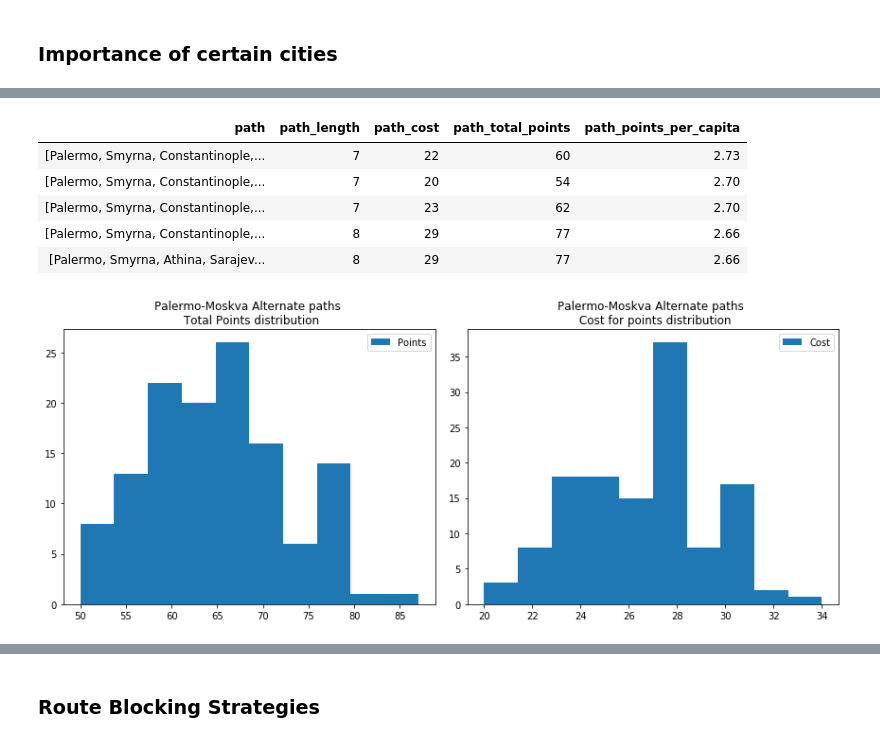
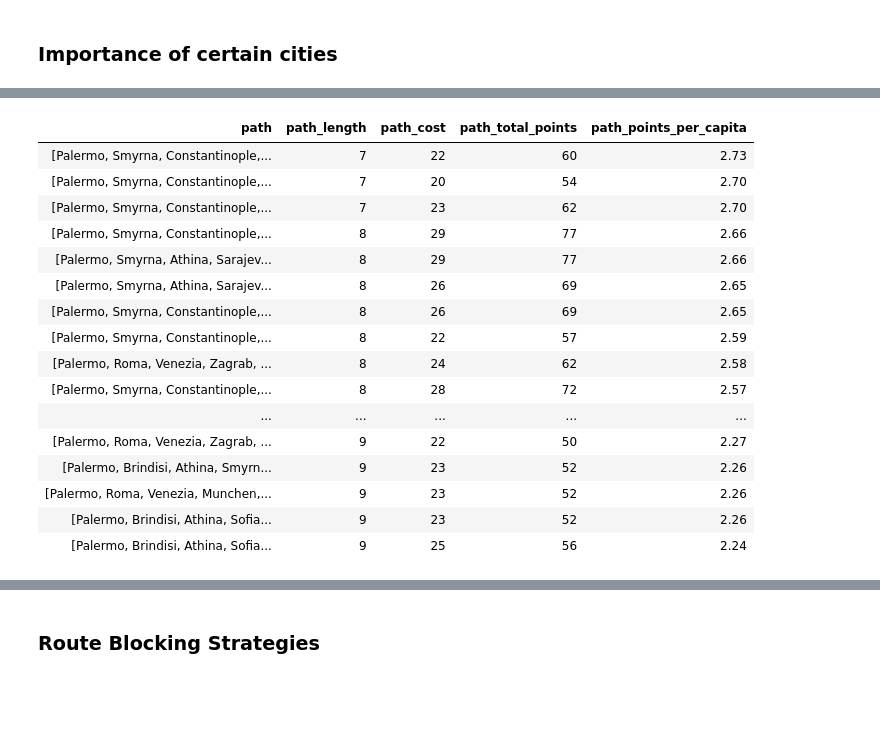
Before and after one commit to genielab/network_analysis_ticket_to_ride, a Jupyter notebook: pynb/ttr_analysis.ipynb, the cells around one changed output, grey strips where cells are left out. Drawn from its saved outputs; the diff is of its cells as text; code cells hidden in the pictures; blank space fills up the shorter version.

```diff
--- a/pynb/ttr_analysis.ipynb
+++ b/pynb/ttr_analysis.ipynb
@@ -225,4 +213,0 @@ degree_df = pd.DataFrame([[n,v] for n,v in sorted(Gm.degree, key=lambda x: x[1],
-# %%
-# Top-10 cities with high degree
-for index, row in degree_df.head(10).iterrows():
-    print('{} - {}'.format(row['city'],row['degree']))
@@ -240,4 +213,0 @@ Warszawa - 5
-# %%
-# Top-10 cities with low degree
-for index, row in degree_df.tail(10).sort_values(by='degree',ascending=True).iterrows():
-    print('{} - {}'.format(row['city'],row['degree']))
@@ -526,30 +624,0 @@ edge_importance_df.head()
-# %%
-# construct shortest paths of destinations
-temp=list()
-with open(destinations_path) as f:
-    for line in f:
-        source, destination, card_points = pattern.findall(line)
-        card_points=int(card_points)
-        p1=list()
-        points1=0
-        distance1=0
-        length1=0
-        for p in nx.all_shortest_paths(G,source,destination,weight='weight'):
-            _points=points_of_path(G,p)
-            if(_points>points1):
-                points1=_points
-                distance1=distance_of_path(G,p)
-                p1=p
-                length1=len(p)
-        total_points=card_points+points1
-        temp.append((source,destination,card_points,length1,distance1,total_points,'-'.join(p1)))
-
-sp_df = pd.DataFrame.from_records(temp, columns=['source','destination','card_points',
-                                                           'sp_length','sp_cost','sp_total_points','sp_path'])
-del temp
-
-#  calculate points-per-capita
-sp_df['sp_points_per_capita'] = sp_df.apply(lambda row: round(row['sp_total_points']/row['sp_cost'],2), axis=1)
-
-# connectivity
-sp_df['connectivity'] = sp_df.apply(lambda row: nx.edge_connectivity(G,row['source'],row['destination']), axis=1)
@@ -569,46 +625,55 @@ display(HTML(sp_df.sort_values(['sp_total_points'],ascending=False).head(5).to_h
 # %%
 # compare alternate paths between given cities
 temp = list()
 u = 'Palermo'
 v = 'Moskva'
 cutoff = nx.shortest_path_length(G, u, v) + 2
 paths = alternate_scoring_paths_with_cutoff(G, u, v, cutoff)
 for p in paths:
     length1 = len(p)
     cost1 = distance_of_path(G, p)
     points1 = int(sp_df[(sp_df['source']==u) & (sp_df['destination']==v)]['card_points'])
     points2 = points_of_path(G, p)
     total_points = points1 + points2
     per_capita=round(total_points/cost1,2)
     temp.append((p,length1,cost1,total_points,per_capita))
 
 temp_df = pd.DataFrame.from_records(temp,columns=['path','path_length','path_cost','path_total_points','path_points_per_capita'])
 del temp
 
 # temp_df.sort_values(['path_points_per_capita'],ascending=False).head(5)
-display(HTML(temp_df.sort_values(['path_points_per_capita'],ascending=False).head(5).to_html(index=False)))
+display(HTML(temp_df.sort_values(['path_points_per_capita'],ascending=False).to_html(index=False)))
 # %% [output]
 | path | path_length | path_cost | path_total_points | path_points_per_capita |
 | [Palermo, Smyrna, Constantinople,... | 7 | 22 | 60 | 2.73 |
 | [Palermo, Smyrna, Constantinople,... | 7 | 20 | 54 | 2.70 |
 | [Palermo, Smyrna, Constantinople,... | 7 | 23 | 62 | 2.70 |
 | [Palermo, Smyrna, Constantinople,... | 8 | 29 | 77 | 2.66 |
 | [Palermo, Smyrna, Athina, Sarajev... | 8 | 29 | 77 | 2.66 |
+| [Palermo, Smyrna, Athina, Sarajev... | 8 | 26 | 69 | 2.65 |
+| [Palermo, Smyrna, Constantinople,... | 8 | 26 | 69 | 2.65 |
+| [Palermo, Smyrna, Constantinople,... | 8 | 22 | 57 | 2.59 |
+| [Palermo, Roma, Venezia, Zagrab, ... | 8 | 24 | 62 | 2.58 |
+| [Palermo, Smyrna, Constantinople,... | 8 | 28 | 72 | 2.57 |
+| ... | ... | ... | ... | ... |
+| [Palermo, Roma, Venezia, Zagrab, ... | 9 | 22 | 50 | 2.27 |
+| [Palermo, Brindisi, Athina, Smyrn... | 9 | 23 | 52 | 2.26 |
+| [Palermo, Roma, Venezia, Munchen,... | 9 | 23 | 52 | 2.26 |
+| [Palermo, Brindisi, Athina, Sofia... | 9 | 23 | 52 | 2.26 |
+| [Palermo, Brindisi, Athina, Sofia... | 9 | 25 | 56 | 2.24 |
 # %%
-#histogram of all points for all alternate paths
+# #histogram of all points for all alternate paths
 
-fig = plt.figure(figsize=(12,5))
+# fig = plt.figure(figsize=(12,5))
 
-plt.subplot(1, 2, 1)
-plt.hist([temp_df['path_total_points']], label="Points")
-plt.legend(loc='upper right')
-plt.title('Palermo-Moskva Alternate paths \n Total Points distribution')
+# plt.subplot(1, 2, 1)
+# plt.hist([temp_df['path_total_points']], label="Points")
+# plt.legend(loc='upper right')
+# plt.title('Palermo-Moskva Alternate paths \n Total Points distribution')
 
-plt.subplot(1, 2, 2)
-plt.hist([temp_df['path_cost']], label="Cost")
-plt.legend(loc='upper right')
-plt.title('Palermo-Moskva Alternate paths \n Cost for points distribution')
+# plt.subplot(1, 2, 2)
+# plt.hist([temp_df['path_cost']], label="Cost")
+# plt.legend(loc='upper right')
+# plt.title('Palermo-Moskva Alternate paths \n Cost for points distribution')
 
-plt.tight_layout()
+# plt.tight_layout()
-# %% [output]
-[figure, removed]
```
Also changed, not shown: parts of 36 cells of this notebook, 4 other files.
